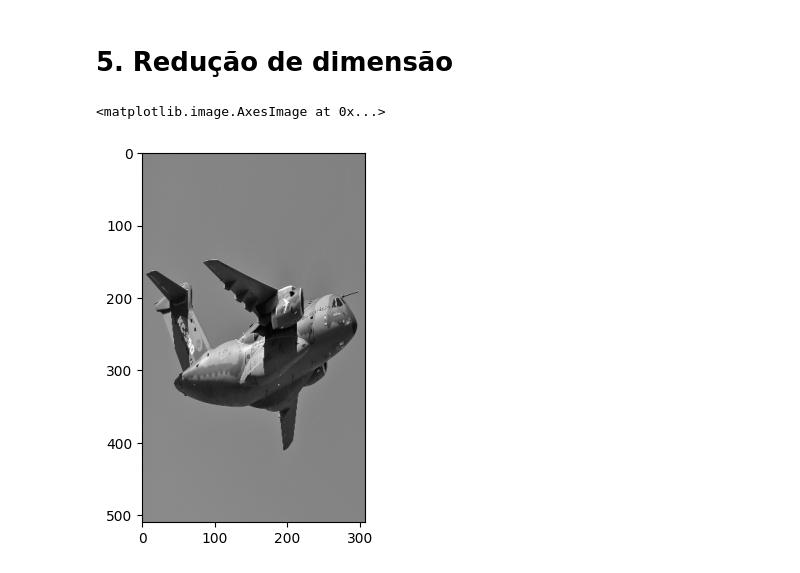
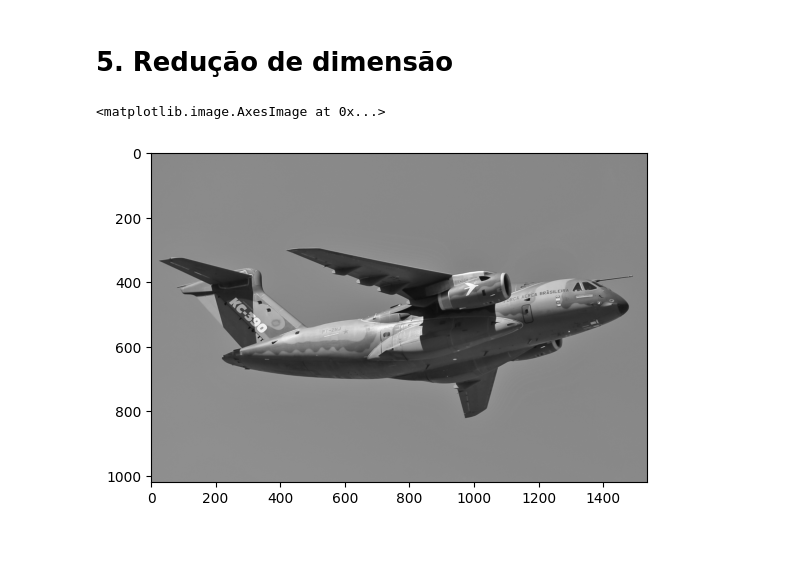
Before and after one commit to davi-dressler/fgv_vc, a Jupyter notebook: lista_1/funcoes.ipynb, the cells around one changed output. Cells and saved outputs as stored; diff of their text form; code cells hidden in the pictures; blank space fills up the shorter version.

```diff
--- a/lista_1/funcoes.ipynb
+++ b/lista_1/funcoes.ipynb
@@ -316,8 +316,8 @@ def aplicar_redução_dim(img, step_x, step_y):
     imagem = img[::step_y, ::step_x]
     return imagem
 # %%
-img_red = aplicar_redução_dim(aviao, 10, 4)
+img_red = aplicar_redução_dim(aviao, 2, 2)
 plt.imshow(img_red, cmap= "gray")
 # %% [output]
 <matplotlib.image.AxesImage at 0x...>
-[figure, old version]
+[figure, new version]
```
Also changed, not shown: parts of 6 cells of this notebook.
